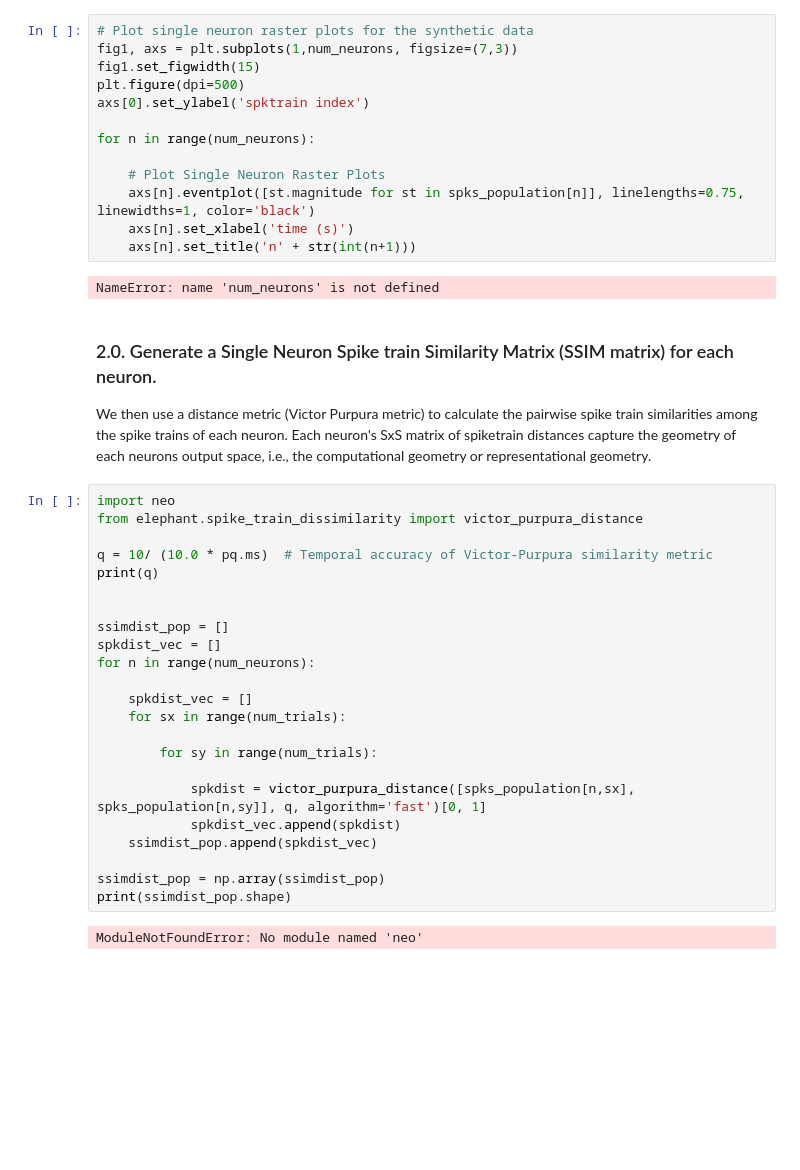
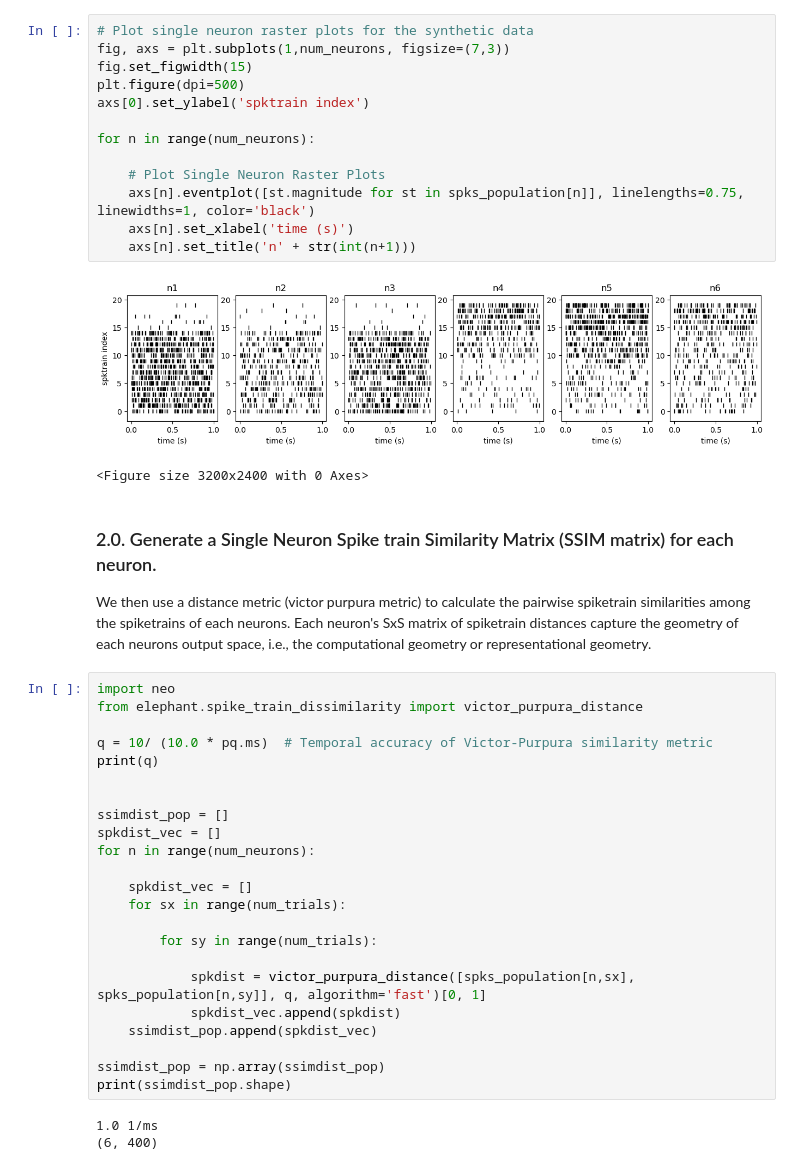
Before and after one commit to JBHynes/Juypter-Notebook-Tutorials, a Jupyter notebook: SIMNETS py tutorial/SIMNETS_Py_demo_simData.ipynb, the cells around one changed output. Saved outputs shown, nothing was run; the diff lists cells and outputs as text; blank space fills up the shorter version.

```diff
--- a/SIMNETS py tutorial/SIMNETS_Py_demo_simData.ipynb
+++ b/SIMNETS py tutorial/SIMNETS_Py_demo_simData.ipynb
@@ -113,21 +119,22 @@ ModuleNotFoundError: No module named 'elephant'
 # %%
 # Plot single neuron raster plots for the synthetic data
-fig1, axs = plt.subplots(1,num_neurons, figsize=(7,3))
-fig1.set_figwidth(15)
+fig, axs = plt.subplots(1,num_neurons, figsize=(7,3))
+fig.set_figwidth(15)
 plt.figure(dpi=500)
 axs[0].set_ylabel('spktrain index')
 
 for n in range(num_neurons):
 
     # Plot Single Neuron Raster Plots
     axs[n].eventplot([st.magnitude for st in spks_population[n]], linelengths=0.75, linewidths=1, color='black')
     axs[n].set_xlabel('time (s)')
     axs[n].set_title('n' + str(int(n+1)))
 # %% [output]
+[figure, added]
-NameError: name 'num_neurons' is not defined
+<Figure size 3200x2400 with 0 Axes>
 # %% [markdown]
 ### 2.0.  Generate a Single Neuron Spike train Similarity Matrix (SSIM matrix) for each neuron.
-We then use a distance metric (Victor Purpura metric) to calculate the pairwise spike train similarities among the spike trains of each neuron. Each neuron's SxS matrix of spiketrain distances capture the geometry of each neurons output space, i.e., the computational geometry or representational geometry.
+We then use a distance metric (victor purpura metric) to calculate the pairwise spiketrain similarities among the spiketrains of each neurons. Each neuron's SxS matrix of spiketrain distances capture the geometry of each neurons output space, i.e., the computational geometry or representational geometry.
 # %%
 import neo
 from elephant.spike_train_dissimilarity import victor_purpura_distance
@@ -152,6 +159,7 @@ for n in range(num_neurons):
 ssimdist_pop = np.array(ssimdist_pop)
 print(ssimdist_pop.shape)
 # %% [output]
-ModuleNotFoundError: No module named 'neo'
+1.0 1/ms
+(6, 400)
 # %%
 # Plotting: Single neuron rasters and Single neuron ssim matrices
```
Also changed, not shown: parts of 17 cells of this notebook, 1 other file.
